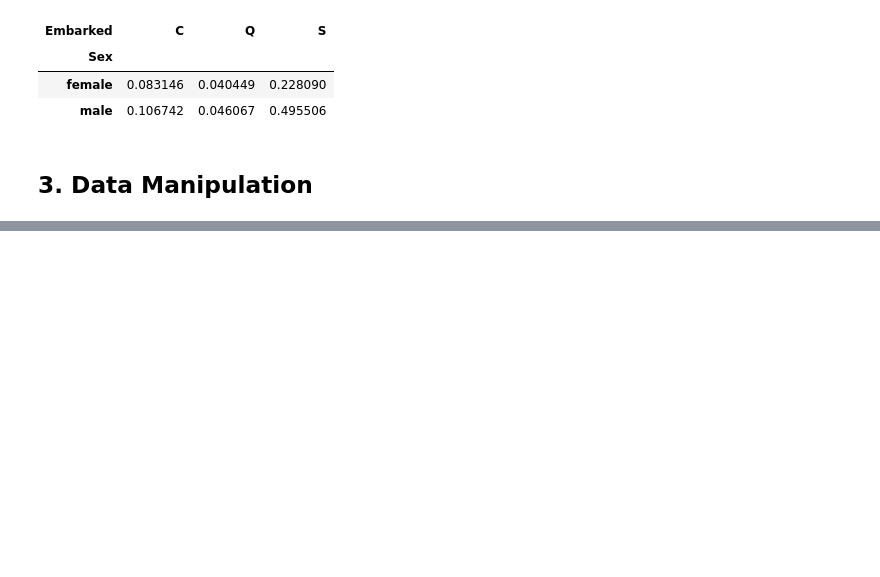
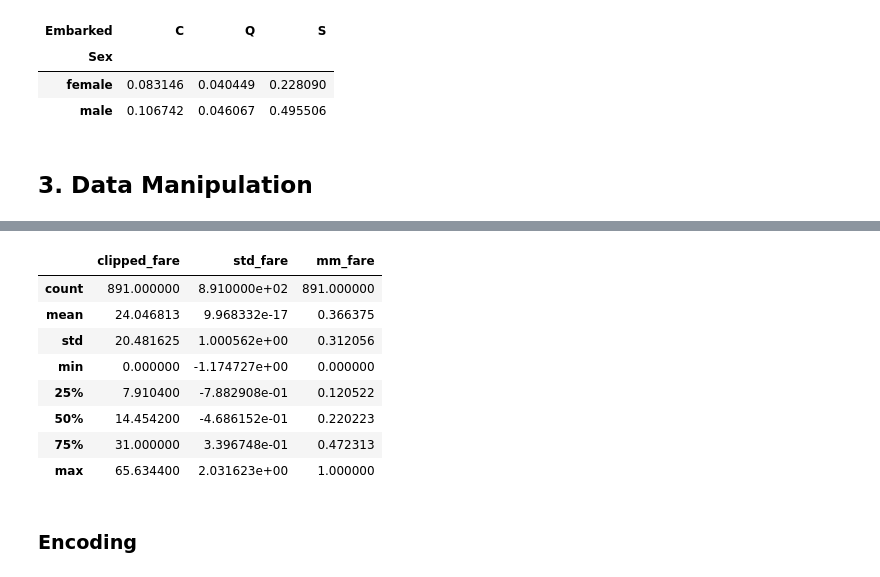
Before and after one commit to ergonrizky26/habis-kerja-data-science-practice, a Jupyter notebook: [Modul_5_Habis_Kerja]_python_data_modelling.ipynb, the cells around one changed output, grey strips where cells are left out. Cells and saved outputs as stored; diff of their text form; code cells hidden in the pictures; blank space fills up the shorter version.

```diff
--- a/[Modul_5_Habis_Kerja]_python_data_modelling.ipynb
+++ b/[Modul_5_Habis_Kerja]_python_data_modelling.ipynb
@@ -316,0 +466,14 @@ pd.crosstab(data['Sex'], data['Embarked'], normalize=True) # normalize value dat
+# %%
+data_dropped[['clipped_fare', 'std_fare', 'mm_fare']].describe()
+# %% [output]
+|  | clipped_fare | std_fare | mm_fare |
+| count | 891.000000 | 8.910000e+02 | 891.000000 |
+| mean | 24.046813 | 9.968332e-17 | 0.366375 |
+| std | 20.481625 | 1.000562e+00 | 0.312056 |
+| min | 0.000000 | -1.174727e+00 | 0.000000 |
+| 25% | 7.910400 | -7.882908e-01 | 0.120522 |
+| 50% | 14.454200 | -4.686152e-01 | 0.220223 |
+| 75% | 31.000000 | 3.396748e-01 | 0.472313 |
+| max | 65.634400 | 2.031623e+00 | 1.000000 |
+# %% [markdown]
+### Encoding
```
Also changed, not shown: parts of 24 cells of this notebook.
